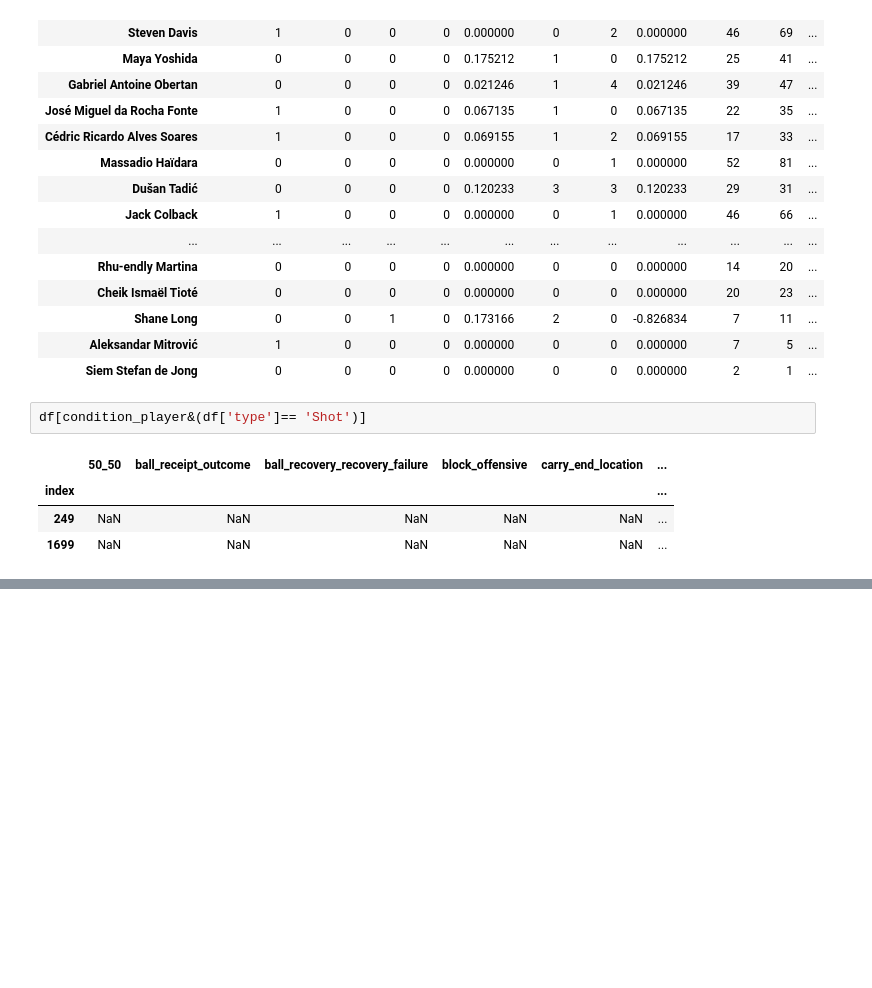
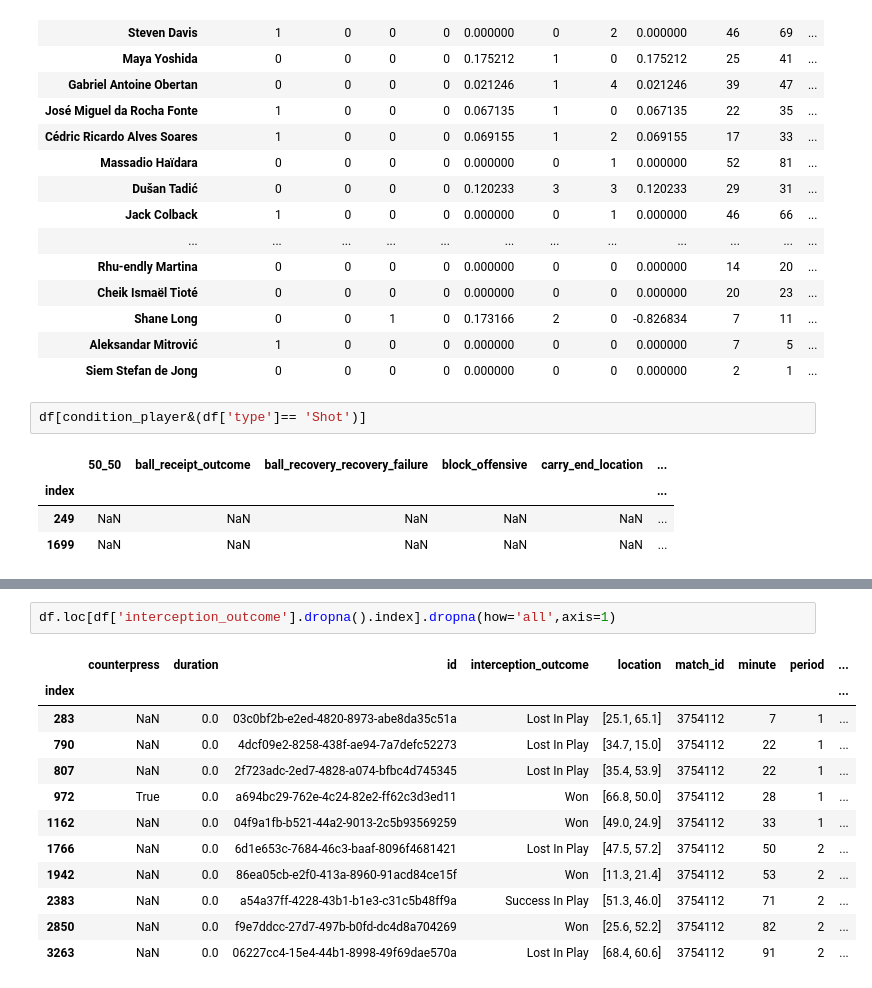
Before and after one commit to arskaan/streamlit-test, a Jupyter notebook: test.ipynb, the cells around one changed output, grey strips where cells are left out. Cells and saved outputs as stored; diff of their text form; blank space fills up the shorter version.

```diff
--- a/test.ipynb
+++ b/test.ipynb
@@ -264,0 +343,15 @@ df[condition_player&(df['type']== 'Shot')]
+# %%
+df.loc[df['interception_outcome'].dropna().index].dropna(how='all',axis=1)
+# %% [output]
+|  | counterpress | duration | id | interception_outcome | location | match_id | minute | period | ... |
+| index |  |  |  |  |  |  |  |  | ... |
+| 283 | NaN | 0.0 | 03c0bf2b-e2ed-4820-8973-abe8da35c51a | Lost In Play | [25.1, 65.1] | 3754112 | 7 | 1 | ... |
+| 790 | NaN | 0.0 | 4dcf09e2-8258-438f-ae94-7a7defc52273 | Lost In Play | [34.7, 15.0] | 3754112 | 22 | 1 | ... |
+| 807 | NaN | 0.0 | 2f723adc-2ed7-4828-a074-bfbc4d745345 | Lost In Play | [35.4, 53.9] | 3754112 | 22 | 1 | ... |
+| 972 | True | 0.0 | a694bc29-762e-4c24-82e2-ff62c3d3ed11 | Won | [66.8, 50.0] | 3754112 | 28 | 1 | ... |
+| 1162 | NaN | 0.0 | 04f9a1fb-b521-44a2-9013-2c5b93569259 | Won | [49.0, 24.9] | 3754112 | 33 | 1 | ... |
+| 1766 | NaN | 0.0 | 6d1e653c-7684-46c3-baaf-8096f4681421 | Lost In Play | [47.5, 57.2] | 3754112 | 50 | 2 | ... |
+| 1942 | NaN | 0.0 | 86ea05cb-e2f0-413a-8960-91acd84ce15f | Won | [11.3, 21.4] | 3754112 | 53 | 2 | ... |
+| 2383 | NaN | 0.0 | a54a37ff-4228-43b1-b1e3-c31c5b48ff9a | Success In Play | [51.3, 46.0] | 3754112 | 71 | 2 | ... |
+| 2850 | NaN | 0.0 | f9e7ddcc-27d7-497b-b0fd-dc4d8a704269 | Won | [25.6, 52.2] | 3754112 | 82 | 2 | ... |
+| 3263 | NaN | 0.0 | 06227cc4-15e4-44b1-8998-49f69dae570a | Lost In Play | [68.4, 60.6] | 3754112 | 91 | 2 | ... |
```
Also changed, not shown: parts of 7 cells of this notebook, 2 other files.
